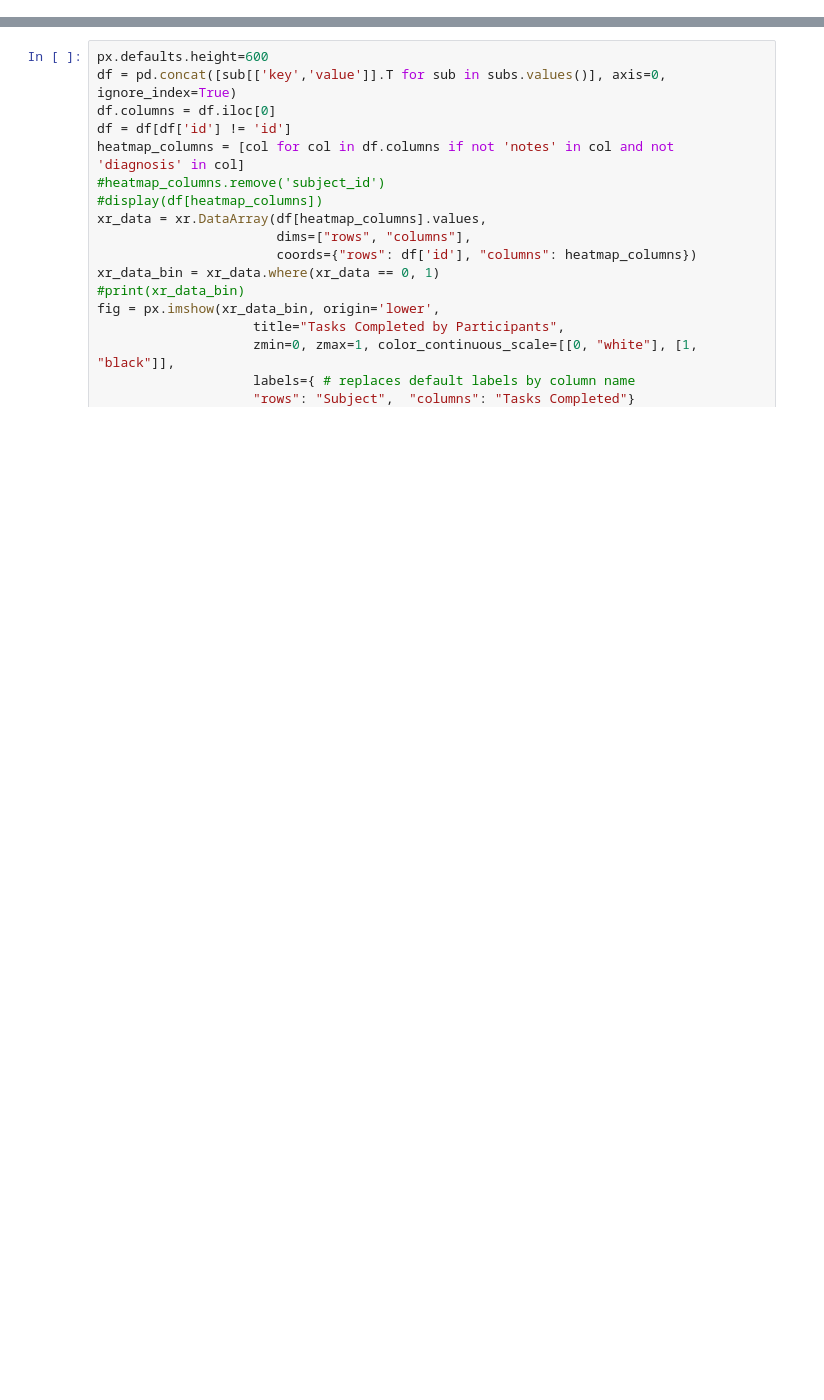
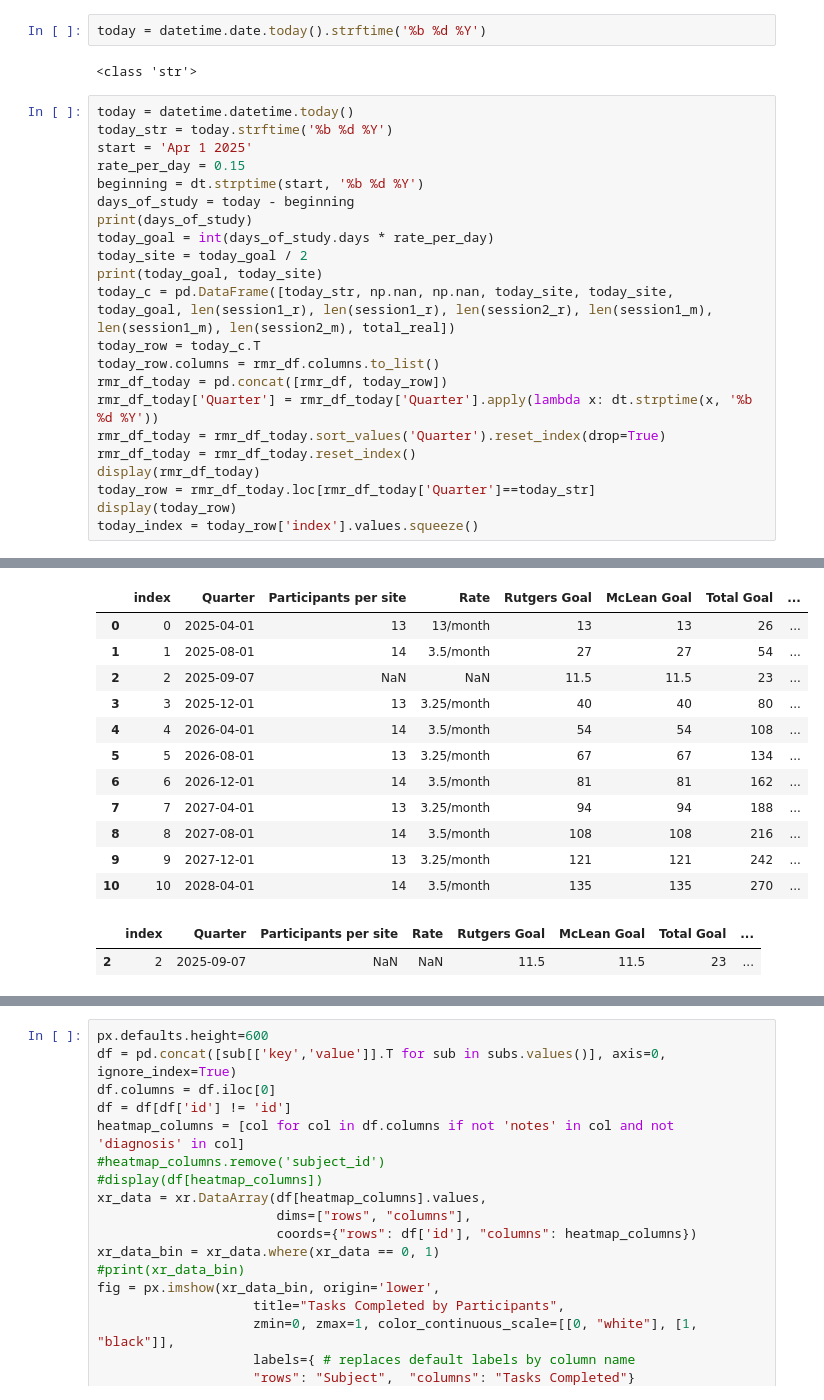
Before and after one commit to kaleyjoss/PCX_dashboard_stable, a Jupyter notebook: archive/dashboard_04.12.25.ipynb, the cells around one changed output, grey strips where cells are left out. Drawn from its saved outputs; the diff is of its cells as text; blank space fills up the shorter version.

```diff
--- a/archive/dashboard_04.12.25.ipynb
+++ b/archive/dashboard_04.12.25.ipynb
@@ -24,0 +136,27 @@ for sub in os.listdir(sub_logs):
+# %%
+today = datetime.date.today().strftime('%b %d %Y')
+# %% [output]
+<class 'str'>
+# %%
+today = datetime.datetime.today()
+today_str = today.strftime('%b %d %Y')
+start = 'Apr 1 2025'
+rate_per_day = 0.15
+beginning = dt.strptime(start, '%b %d %Y')
+days_of_study = today - beginning
+print(days_of_study)
+today_goal = int(days_of_study.days * rate_per_day)
+today_site = today_goal / 2
+print(today_goal, today_site)
+today_c = pd.DataFrame([today_str, np.nan, np.nan, today_site, today_site, today_goal, len(session1_r), len(session1_r), len(session2_r), len(session1_m), len(session1_m), len(session2_m), total_real])
+today_row = today_c.T
+today_row.columns = rmr_df.columns.to_list()
+rmr_df_today = pd.concat([rmr_df, today_row])
+rmr_df_today['Quarter'] = rmr_df_today['Quarter'].apply(lambda x: dt.strptime(x, '%b %d %Y'))
+rmr_df_today = rmr_df_today.sort_values('Quarter').reset_index(drop=True)
+rmr_df_today = rmr_df_today.reset_index()
+display(rmr_df_today)
+today_row = rmr_df_today.loc[rmr_df_today['Quarter']==today_str]
+display(today_row)
+today_index = today_row['index'].values.squeeze()
+# %% [output]
@@ -24,0 +165,14 @@ for sub in os.listdir(sub_logs):
+|  | index | Quarter | Participants per site | Rate | Rutgers Goal | McLean Goal | Total Goal | ... |
+| 0 | 0 | 2025-04-01 | 13 | 13/month | 13 | 13 | 26 | ... |
+| 1 | 1 | 2025-08-01 | 14 | 3.5/month | 27 | 27 | 54 | ... |
+| 2 | 2 | 2025-09-07 | NaN | NaN | 11.5 | 11.5 | 23 | ... |
+| 3 | 3 | 2025-12-01 | 13 | 3.25/month | 40 | 40 | 80 | ... |
+| 4 | 4 | 2026-04-01 | 14 | 3.5/month | 54 | 54 | 108 | ... |
+| 5 | 5 | 2026-08-01 | 13 | 3.25/month | 67 | 67 | 134 | ... |
+| 6 | 6 | 2026-12-01 | 14 | 3.5/month | 81 | 81 | 162 | ... |
+| 7 | 7 | 2027-04-01 | 13 | 3.25/month | 94 | 94 | 188 | ... |
+| 8 | 8 | 2027-08-01 | 14 | 3.5/month | 108 | 108 | 216 | ... |
+| 9 | 9 | 2027-12-01 | 13 | 3.25/month | 121 | 121 | 242 | ... |
+| 10 | 10 | 2028-04-01 | 14 | 3.5/month | 135 | 135 | 270 | ... |
+|  | index | Quarter | Participants per site | Rate | Rutgers Goal | McLean Goal | Total Goal | ... |
+| 2 | 2 | 2025-09-07 | NaN | NaN | 11.5 | 11.5 | 23 | ... |
```
Also changed, not shown: parts of 5 cells of this notebook, 1 other file.
